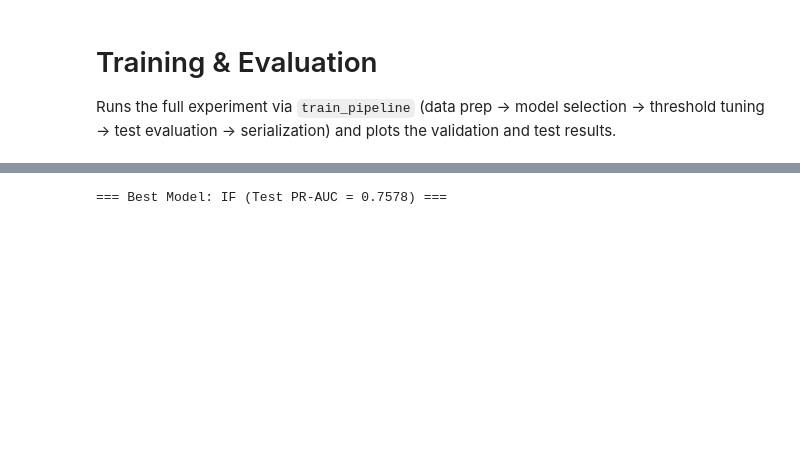
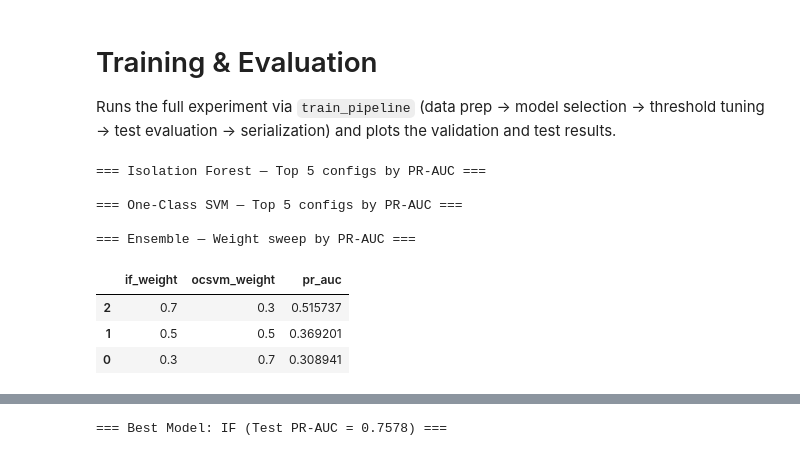
Before and after one commit to AsserMahmoud-DS/Proctoring-Behavioral-Anomaly-Detection, a Jupyter notebook: notebooks/train_evaluate.ipynb, the cells around one changed output, grey strips where cells are left out. Drawn from its saved outputs; the diff is of its cells as text; code cells hidden in the pictures; blank space fills up the shorter version.

```diff
--- a/notebooks/train_evaluate.ipynb
+++ b/notebooks/train_evaluate.ipynb
@@ -29,7 +31,23 @@ test_scores = {r["model"]: r["scores"] for r in test_results}
 y_test = results["y_test"]
 # %%
 # ============================================================
-# Validation — PR Curves & Score Distributions
+# Grid Search Results — Top Configs by PR-AUC
 # ============================================================
-plot_pr_curves(val_scores, y_val, VAL_DIR / "pr_curves.png")
-plot_score_distributions(val_scores, y_val, VAL_DIR / "score_distributions.png")
+print("=== Isolation Forest — Top 5 configs by PR-AUC ===")
+results["if_grid_results"].head(5)
+
+print("\n=== One-Class SVM — Top 5 configs by PR-AUC ===")
+results["ocsvm_grid_results"].head(5)
+
+print("\n=== Ensemble — Weight sweep by PR-AUC ===")
+results["ensemble_grid_results"].head(5)
+# %% [output]
+=== Isolation Forest — Top 5 configs by PR-AUC ===
+
+=== One-Class SVM — Top 5 configs by PR-AUC ===
+
+=== Ensemble — Weight sweep by PR-AUC ===
+|  | if_weight | ocsvm_weight | pr_auc |
+| 2 | 0.7 | 0.3 | 0.515737 |
+| 1 | 0.5 | 0.5 | 0.369201 |
+| 0 | 0.3 | 0.7 | 0.308941 |
```
Also changed, not shown: parts of 3 cells of this notebook.
